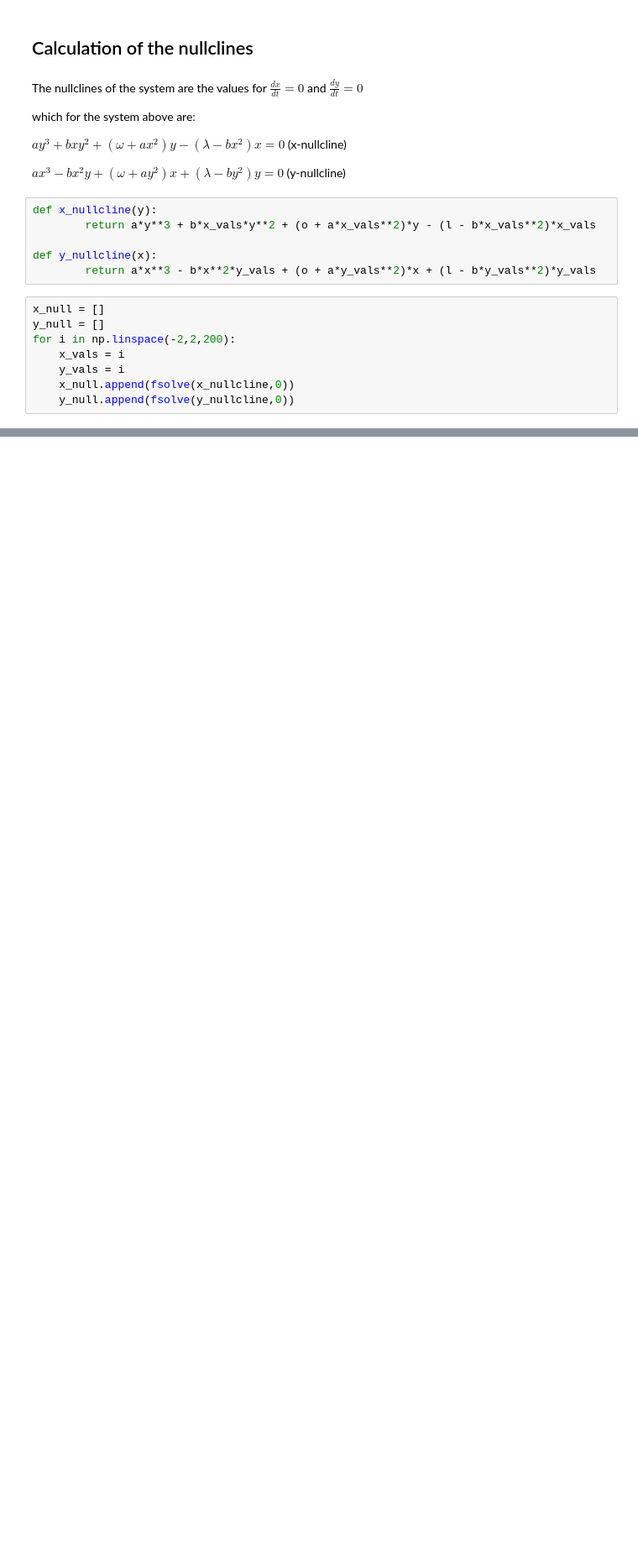
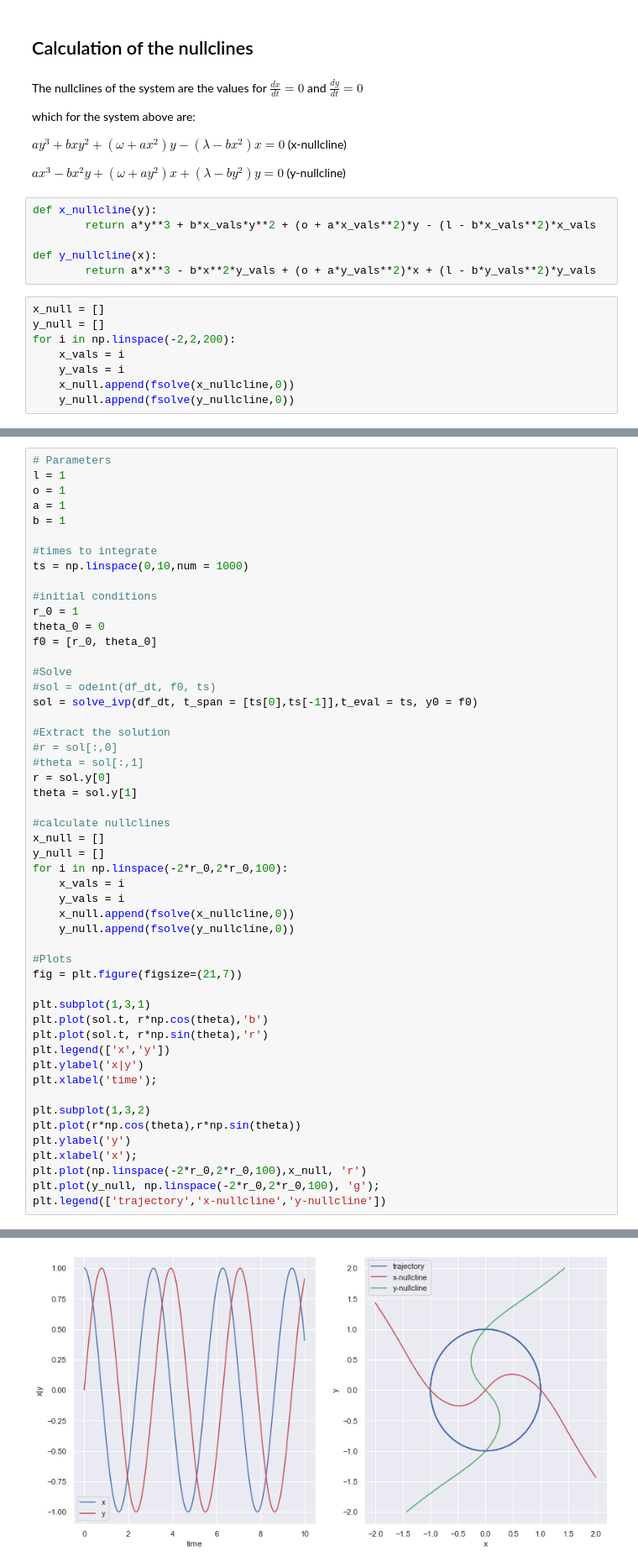
Before and after one commit to dbikiel/lambdaomega, a Jupyter notebook: Lambda-Omega Dynamics Analysis.ipynb, the cells around one changed output, grey strips where cells are left out. Shown at 84% size. Saved outputs shown, nothing was run; the diff lists cells and outputs as text; blank space fills up the shorter version.

```diff
--- a/Lambda-Omega Dynamics Analysis.ipynb
+++ b/Lambda-Omega Dynamics Analysis.ipynb
@@ -129,0 +141,52 @@ plt.plot(y_null, np.linspace(-2,2,200), 'g');
+# %%
+# Parameters
+l = 1
+o = 1
+a = 1
+b = 1
+
+#times to integrate
+ts = np.linspace(0,10,num = 1000)
+
+#initial conditions
+r_0 = 1
+theta_0 = 0
+f0 = [r_0, theta_0]
+
+#Solve
+#sol = odeint(df_dt, f0, ts)
+sol = solve_ivp(df_dt, t_span = [ts[0],ts[-1]],t_eval = ts, y0 = f0)
+
+#Extract the solution
+#r = sol[:,0]
+#theta = sol[:,1]
+r = sol.y[0]
+theta = sol.y[1]
+
+#calculate nullclines
+x_null = []
+y_null = []
+for i in np.linspace(-2*r_0,2*r_0,100):
+    x_vals = i
+    y_vals = i
+    x_null.append(fsolve(x_nullcline,0))
+    y_null.append(fsolve(y_nullcline,0))
+
+#Plots
+fig = plt.figure(figsize=(21,7))
+
+plt.subplot(1,3,1)
+plt.plot(sol.t, r*np.cos(theta),'b')
+plt.plot(sol.t, r*np.sin(theta),'r')
+plt.legend(['x','y'])
+plt.ylabel('x|y')
+plt.xlabel('time');
+
+plt.subplot(1,3,2)
+plt.plot(r*np.cos(theta),r*np.sin(theta))
+plt.ylabel('y')
+plt.xlabel('x');
+plt.plot(np.linspace(-2*r_0,2*r_0,100),x_null, 'r')
+plt.plot(y_null, np.linspace(-2*r_0,2*r_0,100), 'g');
+plt.legend(['trajectory','x-nullcline','y-nullcline'])
+# %% [output]
@@ -129,0 +194 @@ plt.plot(y_null, np.linspace(-2,2,200), 'g');
+[figure, added]
```
Also changed, not shown: parts of 9 cells of this notebook.
